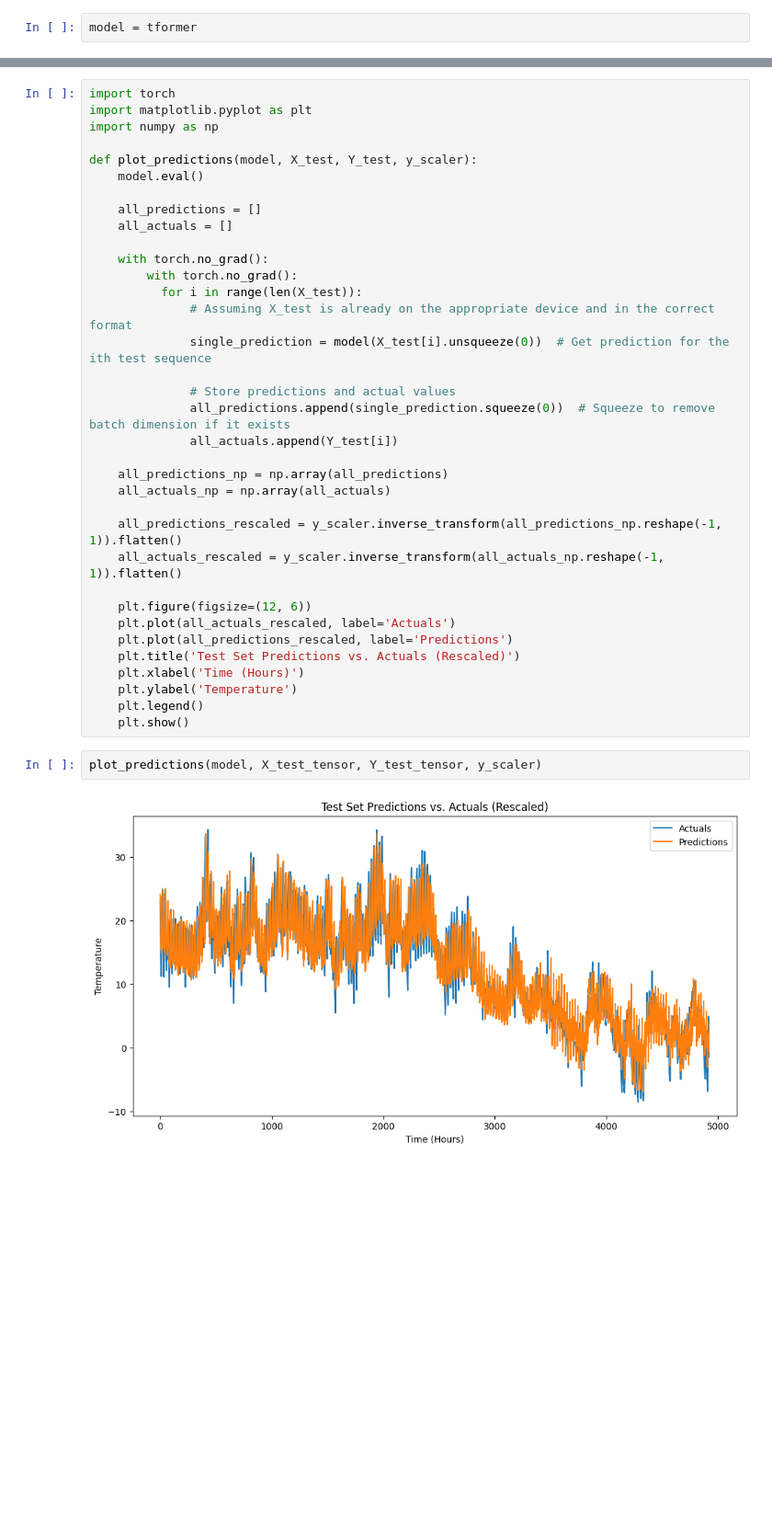
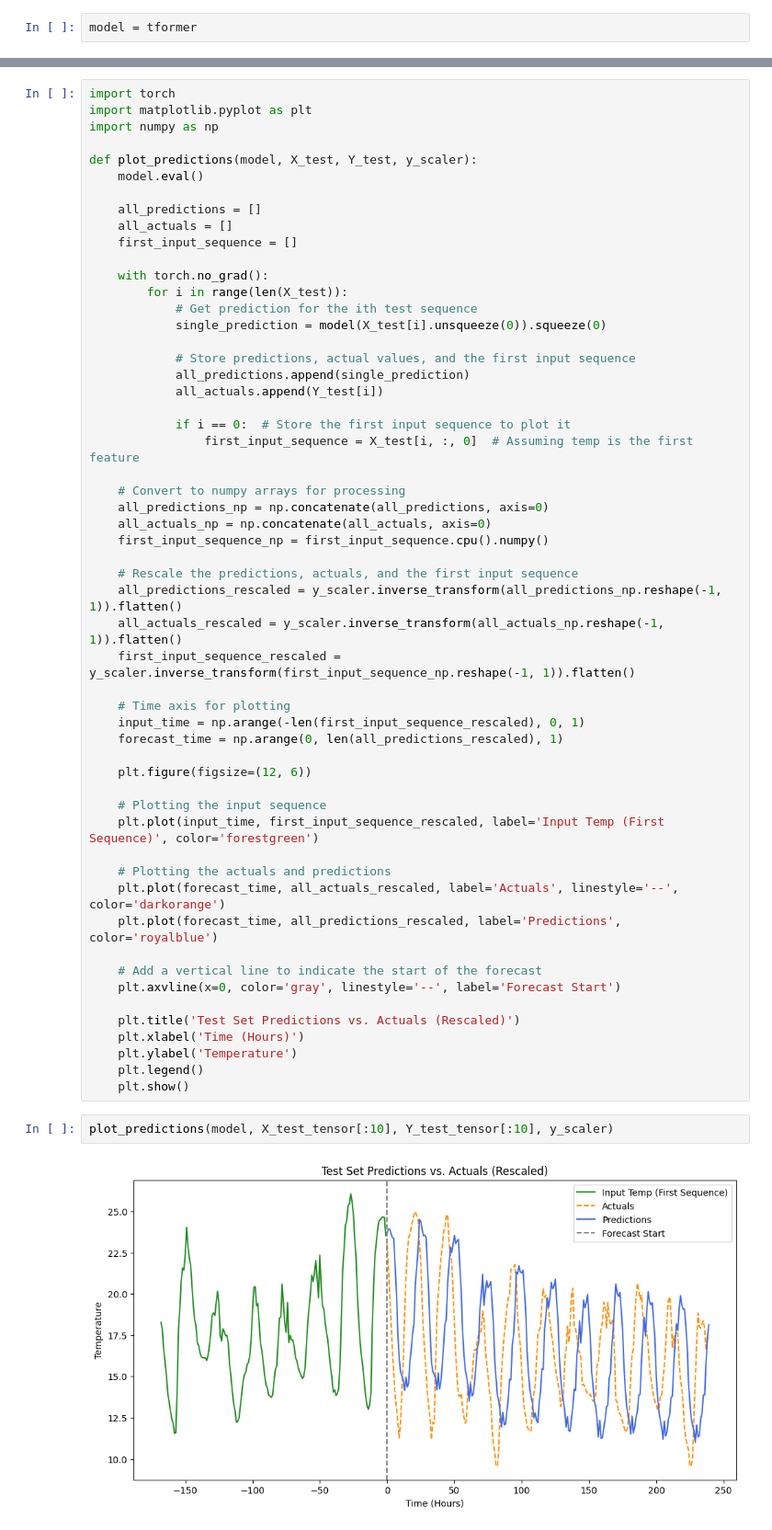
Before and after one commit to akashvshroff/cs449, a Jupyter notebook: project/temperature_forecasting.ipynb, the cells around one changed output, grey strips where cells are left out. Shown at 92% size. Saved outputs shown, nothing was run; the diff lists cells and outputs as text; blank space fills up the shorter version.

Commit message:
updated temp forecasting

```diff
--- a/project/temperature_forecasting.ipynb
+++ b/project/temperature_forecasting.ipynb
@@ -325,32 +345,52 @@ def plot_predictions(model, X_test, Y_test, y_scaler):
 
     all_predictions = []
     all_actuals = []
+    first_input_sequence = []
 
     with torch.no_grad():
-        with torch.no_grad():
-          for i in range(len(X_test)):
-              # Assuming X_test is already on the appropriate device and in the correct format
-              single_prediction = model(X_test[i].unsqueeze(0))  # Get prediction for the ith test sequence
+        for i in range(len(X_test)):
+            # Get prediction for the ith test sequence
+            single_prediction = model(X_test[i].unsqueeze(0)).squeeze(0)
 
-              # Store predictions and actual values
-              all_predictions.append(single_prediction.squeeze(0))  # Squeeze to remove batch dimension if it exists
-              all_actuals.append(Y_test[i])
+            # Store predictions, actual values, and the first input sequence
+            all_predictions.append(single_prediction)
+            all_actuals.append(Y_test[i])
 
-    all_predictions_np = np.array(all_predictions)
-    all_actuals_np = np.array(all_actuals)
+            if i == 0:  # Store the first input sequence to plot it
+                first_input_sequence = X_test[i, :, 0]  # Assuming temp is the first feature
 
+    # Convert to numpy arrays for processing
+    all_predictions_np = np.concatenate(all_predictions, axis=0)
+    all_actuals_np = np.concatenate(all_actuals, axis=0)
+    first_input_sequence_np = first_input_sequence.cpu().numpy()
+
+    # Rescale the predictions, actuals, and the first input sequence
     all_predictions_rescaled = y_scaler.inverse_transform(all_predictions_np.reshape(-1, 1)).flatten()
     all_actuals_rescaled = y_scaler.inverse_transform(all_actuals_np.reshape(-1, 1)).flatten()
+    first_input_sequence_rescaled = y_scaler.inverse_transform(first_input_sequence_np.reshape(-1, 1)).flatten()
+
+    # Time axis for plotting
+    input_time = np.arange(-len(first_input_sequence_rescaled), 0, 1)
+    forecast_time = np.arange(0, len(all_predictions_rescaled), 1)
 
     plt.figure(figsize=(12, 6))
-    plt.plot(all_actuals_rescaled, label='Actuals')
-    plt.plot(all_predictions_rescaled, label='Predictions')
+
+    # Plotting the input sequence
+    plt.plot(input_time, first_input_sequence_rescaled, label='Input Temp (First Sequence)', color='forestgreen')
+
+    # Plotting the actuals and predictions
+    plt.plot(forecast_time, all_actuals_rescaled, label='Actuals', linestyle='--', color='darkorange')
+    plt.plot(forecast_time, all_predictions_rescaled, label='Predictions', color='royalblue')
+
+    # Add a vertical line to indicate the start of the forecast
+    plt.axvline(x=0, color='gray', linestyle='--', label='Forecast Start')
+
     plt.title('Test Set Predictions vs. Actuals (Rescaled)')
     plt.xlabel('Time (Hours)')
     plt.ylabel('Temperature')
     plt.legend()
     plt.show()
 # %%
-plot_predictions(model, X_test_tensor, Y_test_tensor, y_scaler)
+plot_predictions(model, X_test_tensor[:10], Y_test_tensor[:10], y_scaler)
 # %% [output]
-[figure, old version]
+[figure, new version]
```
Also changed, not shown: parts of 8 cells of this notebook, 1 other file.
